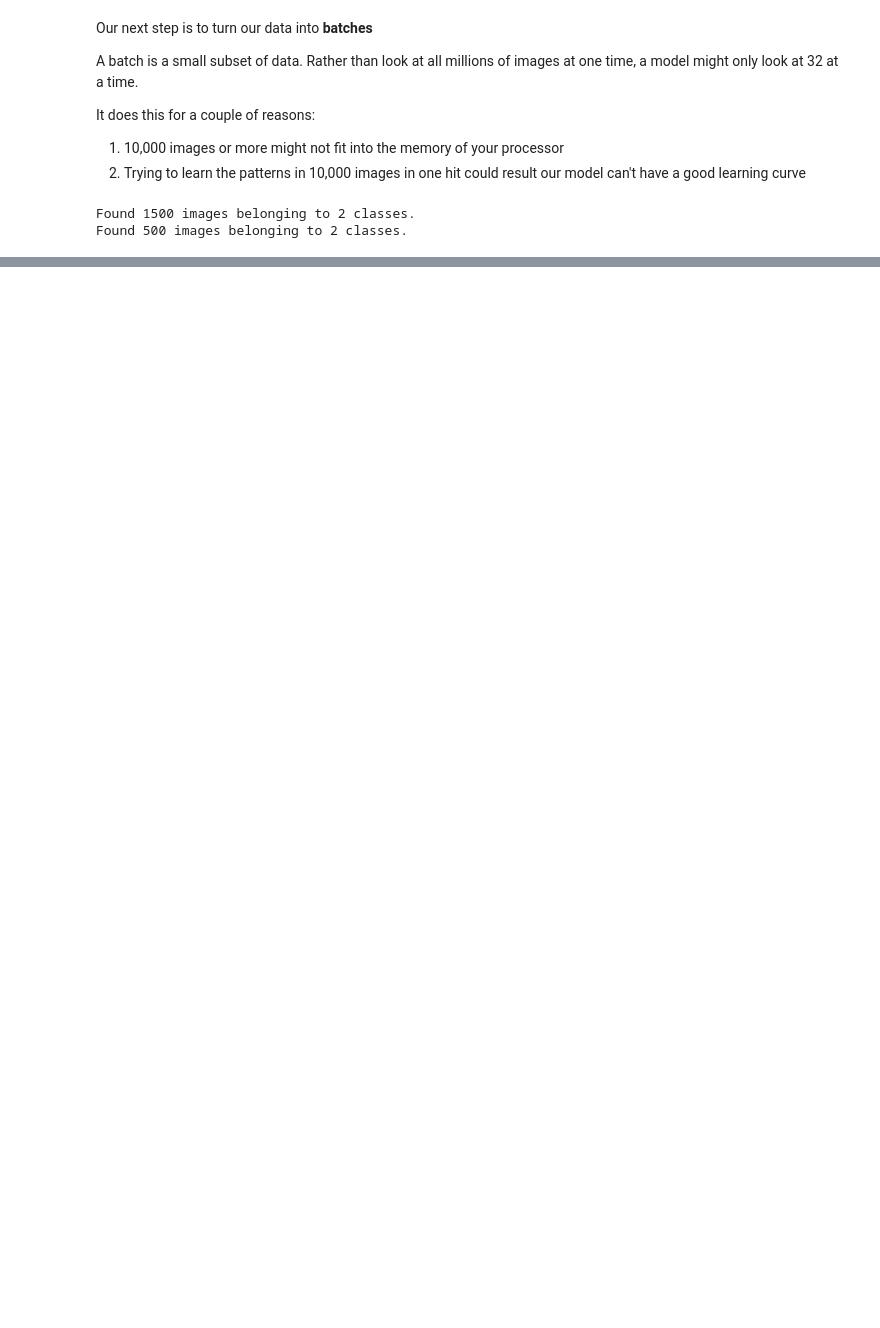
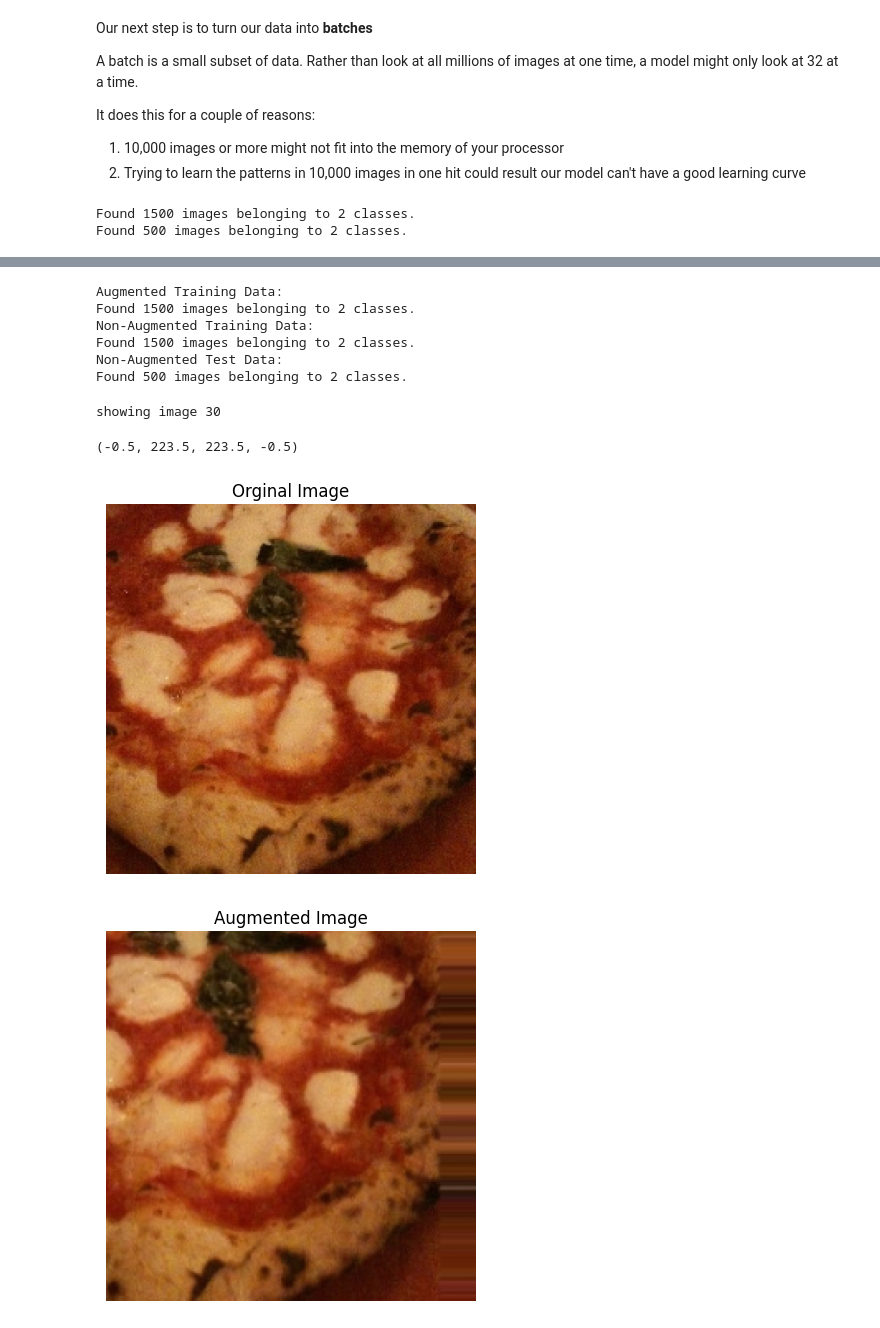
Before and after one commit to rvishakhs/Deep_Learning, a Jupyter notebook: CNN_fundamentals.ipynb, the cells around one changed output, grey strips where cells are left out. Saved outputs shown, nothing was run; the diff lists cells and outputs as text; code cells hidden in the pictures; blank space fills up the shorter version.

```diff
--- a/CNN_fundamentals.ipynb
+++ b/CNN_fundamentals.ipynb
@@ -254,0 +434,55 @@ Found 500 images belonging to 2 classes.
+# %%
+# Import data and augment it from training directory
+print("Augmented Training Data: ")
+train_data_augmented = train_datagen_augmented.flow_from_directory(directory=train_dir,
+                                                                   target_size=(224, 224),
+                                                                   batch_size=32,
+                                                                   class_mode='binary',
+                                                                   shuffle=False)
+
+# Create non-augmented train data batches
+print("Non-Augmented Training Data: ")
+train_data_non_augmented = train_datagen.flow_from_directory(directory=train_dir,
+                                                              target_size=(224, 224),
+                                                              batch_size=32,
+                                                              class_mode='binary',
+                                                              shuffle=False)
+IMG_SIZE = (224, 224)
+# Create non-augmented test data batches
+print("Non-Augmented Test Data: ")
+test_data_non_augmented = test_datagen.flow_from_directory(directory=test_dir,
+                                                          target_size=IMG_SIZE,
+                                                          batch_size=32,
+                                                          class_mode='binary',
+                                                          shuffle=False)
+# %% [output]
+Augmented Training Data:
+Found 1500 images belonging to 2 classes.
+Non-Augmented Training Data:
+Found 1500 images belonging to 2 classes.
+Non-Augmented Test Data:
+Found 500 images belonging to 2 classes.
+# %%
+# Get the sample data batches
+
+images, labels = next(train_data_non_augmented);
+augmented_img, augmented_labels = next(train_data_augmented);
+# %%
+# Show orginal image and augmented image
+
+import random
+random_number = random.randint(0,32)
+
+print(f"showing image {random_number}")
+plt.imshow(images[random_number])
+plt.title(f'Orginal Image')
+plt.axis(False)
+plt.figure()
+plt.imshow(augmented_img[random_number])
+plt.title(f'Augmented Image')
+plt.axis(False)
+# %% [output]
+showing image 30
+(-0.5, 223.5, 223.5, -0.5)
+[figure, added]
+[figure, added]
```
Also changed, not shown: parts of 36 cells of this notebook.
